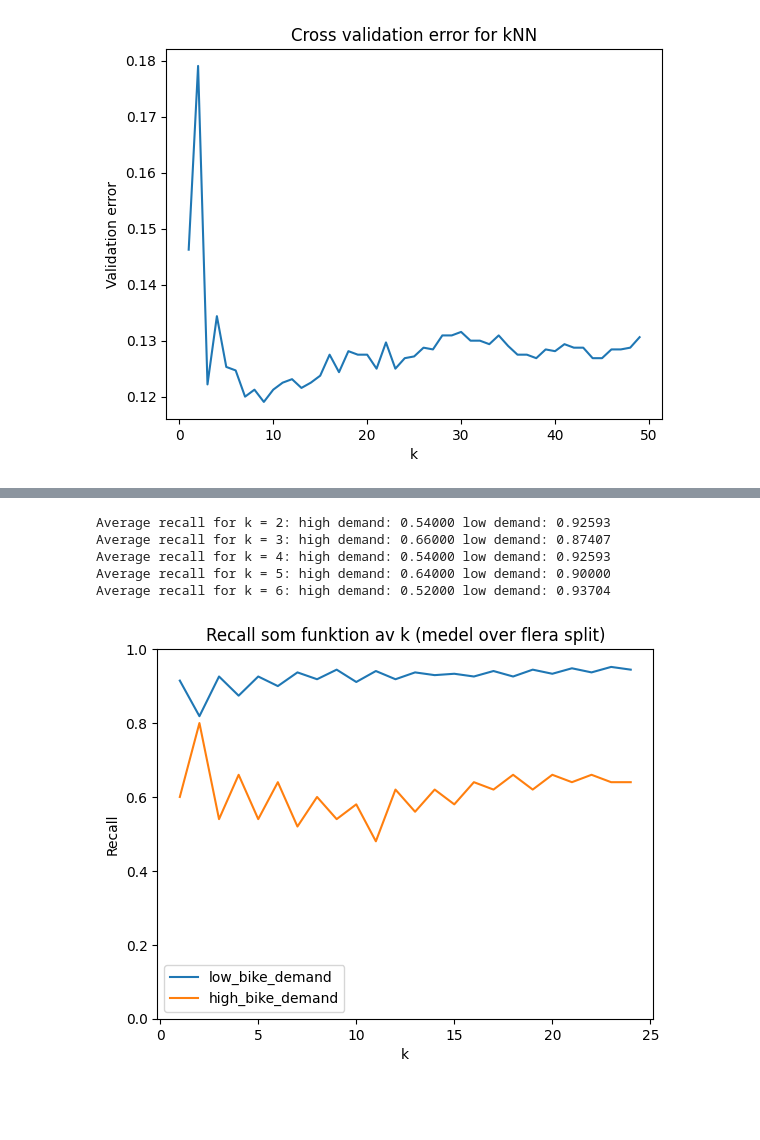
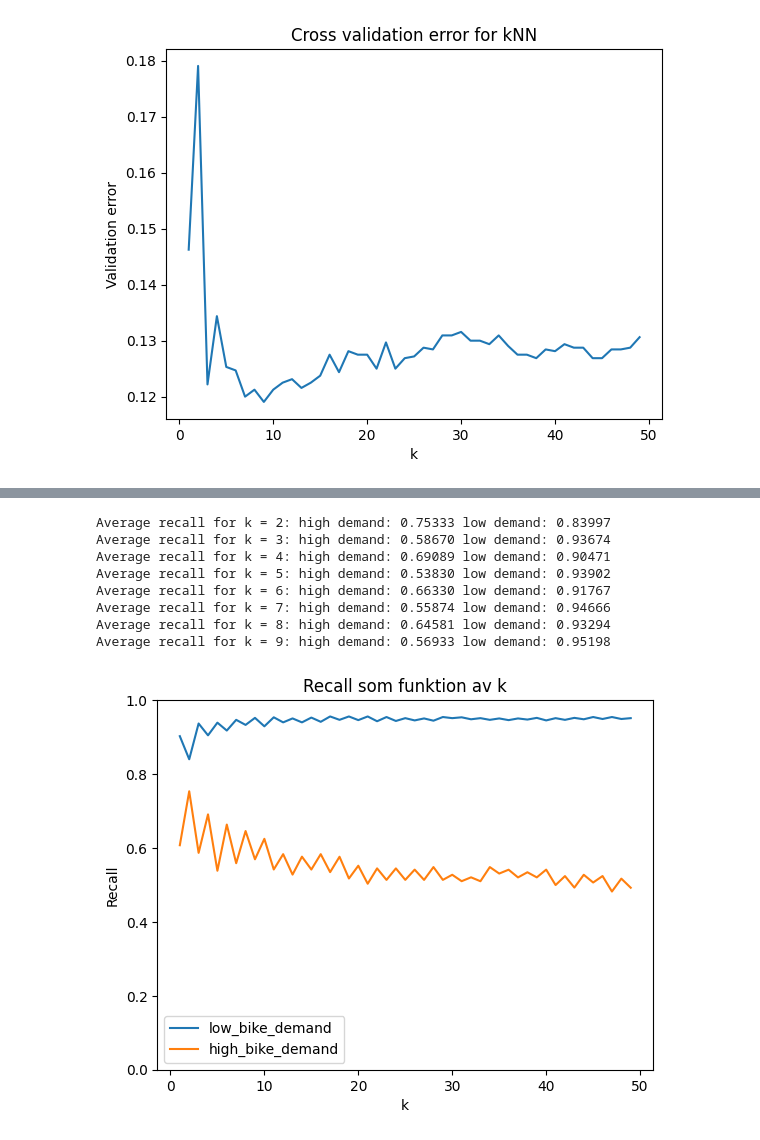
Before and after one commit to sebberendel/machine_learning_project, a Jupyter notebook: notebooks/xtremkarl.ipynb, the cells around one changed output, grey strips where cells are left out. Cells and saved outputs as stored; diff of their text form; code cells hidden in the pictures; blank space fills up the shorter version.

```diff
--- a/notebooks/xtremkarl.ipynb
+++ b/notebooks/xtremkarl.ipynb
@@ -193,42 +224,65 @@ high_bike_demand       0.49      0.66      0.56        50
 # %%
 from sklearn.metrics import classification_report
 
-K = np.arange(1, 25)
-n_runs = 20
-recall_low_runs = np.zeros((n_runs, len(K)))
-recall_high_runs = np.zeros((n_runs, len(K)))
+K = np.arange(1, 50)
+recall_low = []
+recall_high = []
 
-for run in range(n_runs):
-    X_train, X_val, y_train, y_val = skl_ms.train_test_split(
-        X_scaled, y, test_size=0.2, random_state=1
-    )
-    for j, k in enumerate(K):
-        model = skl_nb.KNeighborsClassifier(n_neighbors=k)
-        model.fit(X_train, y_train)
-        prediction = model.predict(X_val)
-        report = classification_report(y_val, prediction, output_dict=True)
-        recall_low_runs[run, j] = report["low_bike_demand"]["recall"]
-        recall_high_runs[run, j] = report["high_bike_demand"]["recall"]
+for k in K:
+    pipeline = Pipeline([
+        ("preprocess", preprocessor),
+        ("model", skl_nb.KNeighborsClassifier(n_neighbors=k)),
+    ])
+    y_pred = cross_val_predict(pipeline, X, y, cv=cv)
+    report = classification_report(y, y_pred, output_dict=True)
 
-recall_low = np.mean(recall_low_runs, axis=0)
-recall_high = np.mean(recall_high_runs, axis=0)
+    recall_low.append(report.get("low_bike_demand", {}).get("recall", 0))
+    recall_high.append(report.get("high_bike_demand", {}).get("recall", 0))
 
-for k_index in range (2,7):
-    print(f"Average recall for k = {k_index}: high demand: {recall_high[k_index]:.5f} low demand: {recall_low[k_index]:.5f}")
-
+for k_value in range(2, 10):
+    k_index = k_value - 1
+    print(f"k={k_value}: high={recall_high[k_index]:.5f}, low={recall_low[k_index]:.5f}")
 
 plt.plot(K, recall_low, label="low_bike_demand")
 plt.plot(K, recall_high, label="high_bike_demand")
-plt.title("Recall som funktion av k (medel over flera split)")
+plt.title("Recall som funktion av k")
 plt.xlabel("k")
 plt.ylabel("Recall")
 plt.ylim(0, 1)
 plt.legend()
 plt.show()
+        y,
+        cv=cv,
+        scoring={
+            "recall_low": make_scorer(recall_score, pos_label=label_low),
+            "recall_high": make_scorer(recall_score, pos_label=label_high),
+        },
+    )
+    recall_low.append(scores["test_recall_low"].mean())
+    recall_high.append(scores["test_recall_high"].mean())
+
+for k_value in range(2, 10):
+    k_index = k_value - 1
+    print(
+        f"Average recall for k = {k_value}: high demand: {recall_high[k_index]:.5f} "
+        f"low demand: {recall_low[k_index]:.5f}"
+    )
+
+plt.plot(K, recall_low, label="low_bike_demand")
+plt.plot(K, recall_high, label="high_bike_demand")
+plt.title("Recall som funktion av k")
+plt.xlabel("k")
+plt.ylabel("Recall")
+plt.ylim(0, 1)
+plt.legend()
+plt.show()
 # %% [output]
-Average recall for k = 2: high demand: 0.54000 low demand: 0.92593
-Average recall for k = 3: high demand: 0.66000 low demand: 0.87407
-Average recall for k = 4: high demand: 0.54000 low demand: 0.92593
-Average recall for k = 5: high demand: 0.64000 low demand: 0.90000
-Average recall for k = 6: high demand: 0.52000 low demand: 0.93704
+Average recall for k = 2: high demand: 0.75333 low demand: 0.83997
+Average recall for k = 3: high demand: 0.58670 low demand: 0.93674
+Average recall for k = 4: high demand: 0.69089 low demand: 0.90471
+Average recall for k = 5: high demand: 0.53830 low demand: 0.93902
+Average recall for k = 6: high demand: 0.66330 low demand: 0.91767
+Average recall for k = 7: high demand: 0.55874 low demand: 0.94666
+Average recall for k = 8: high demand: 0.64581 low demand: 0.93294
+Average recall for k = 9: high demand: 0.56933 low demand: 0.95198
-[figure, old version]
+[figure, new version]
```
Also changed, not shown: parts of 6 cells of this notebook, 1 other file.
